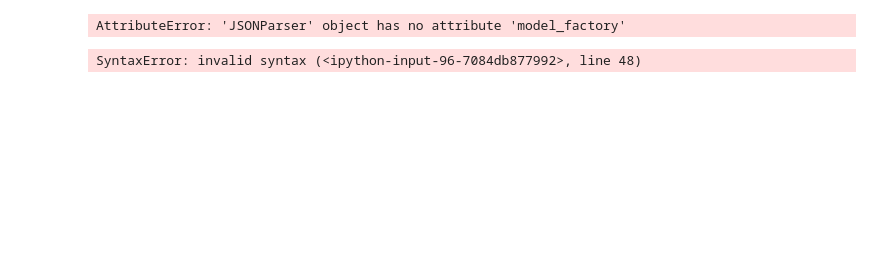
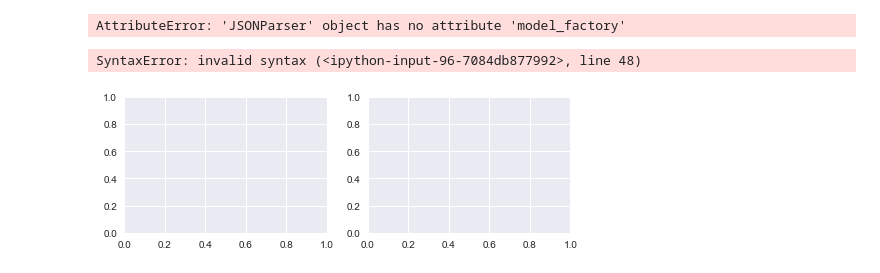
Before and after one commit to sheygarga/Project1Team6, a Jupyter notebook: Thomas_fire_sh_Twitter.ipynb, the cells around one changed output. Drawn from its saved outputs; the diff is of its cells as text; code cells hidden in the pictures; blank space fills up the shorter version.

```diff
--- a/Thomas_fire_sh_Twitter.ipynb
+++ b/Thomas_fire_sh_Twitter.ipynb
@@ -216,3 +255,11 @@ print("Negative: %s" % np.mean(negative_list))
 thomas_tweet
 # %% [output]
 SyntaxError: invalid syntax (<ipython-input-96-7084db877992>, line 48)
+# %%
+plt.subplot(2,2,1)
+plt.subplot(2,2,2)
+# plt.subplot(2,2,4)
+
+plt.show()
+# %% [output]
+[figure, added]
```
Also changed, not shown: parts of 2 cells of this notebook, 3 other files.
